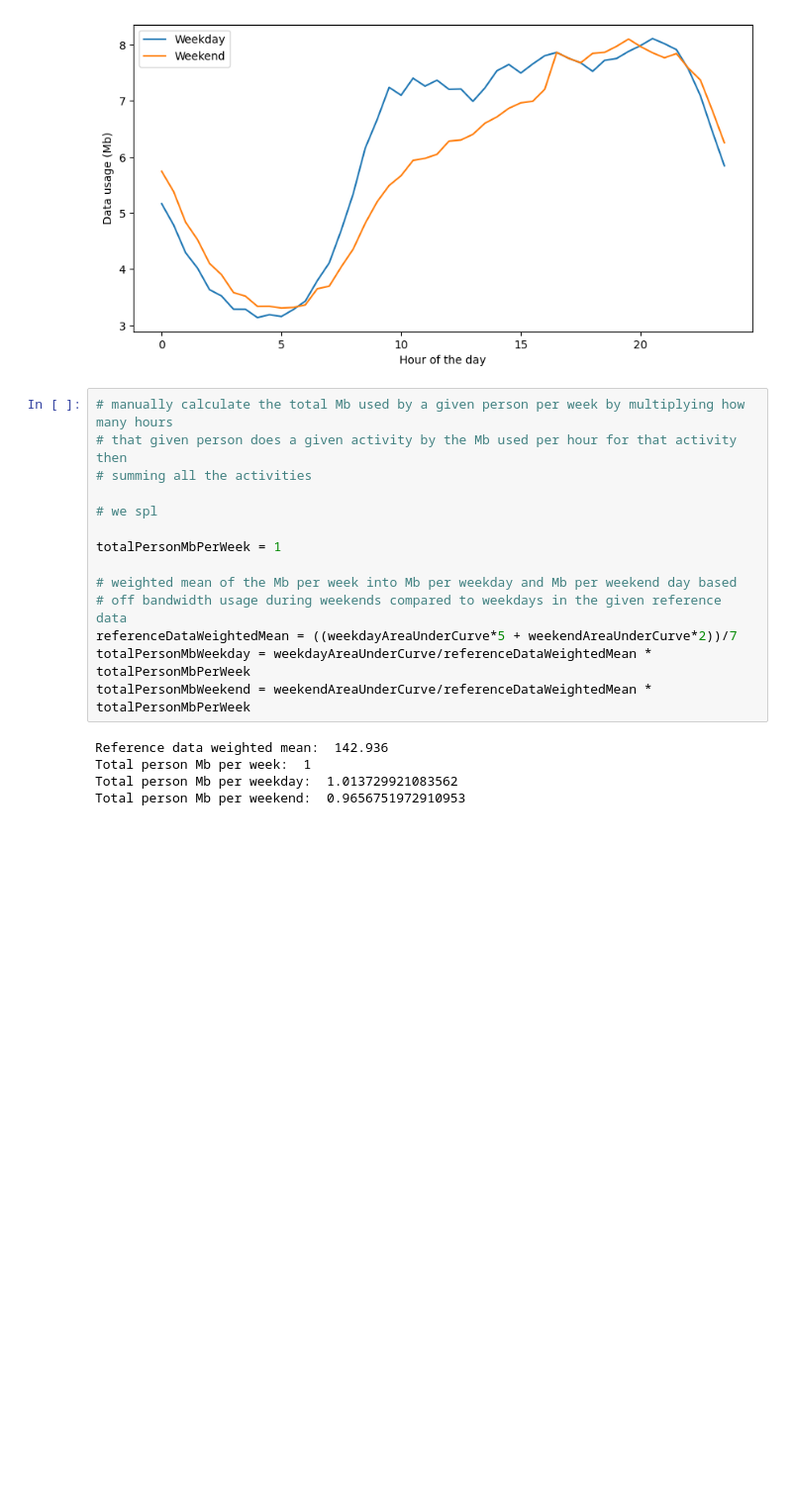
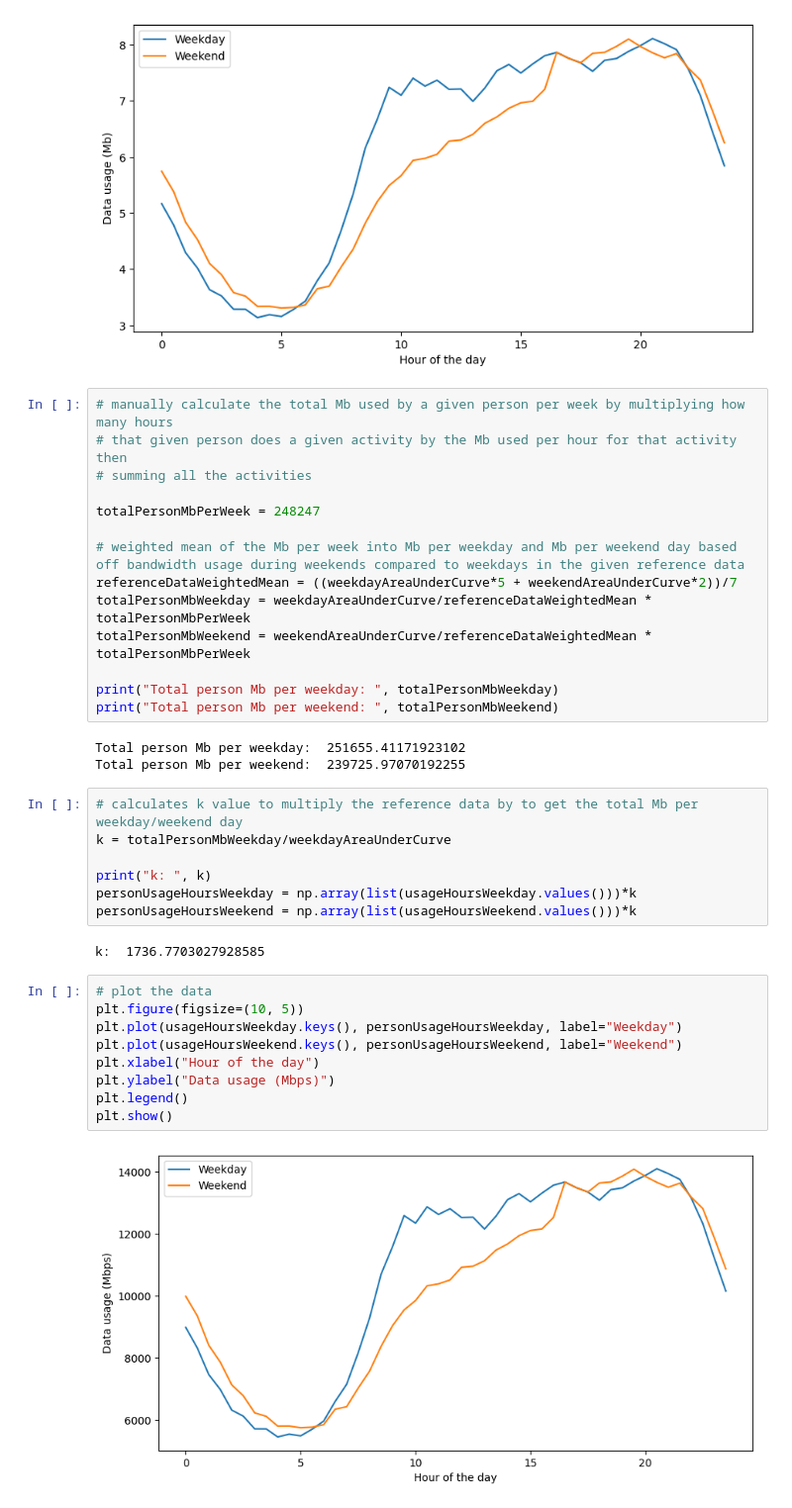
Before and after one commit to Flippergail/m3challenge, a Jupyter notebook: 2021Q2.ipynb, the cells around one changed output. Shown at 99% size. Saved outputs shown, nothing was run; the diff lists cells and outputs as text; blank space fills up the shorter version.

```diff
--- a/2021Q2.ipynb
+++ b/2021Q2.ipynb
@@ -181,17 +150,35 @@ Weekend area under curve:  138.02975
 # that given person does a given activity by the Mb used per hour for that activity then
 # summing all the activities
 
-# we spl
+totalPersonMbPerWeek = 248247
 
-totalPersonMbPerWeek = 1
-
-# weighted mean of the Mb per week into Mb per weekday and Mb per weekend day based
-# off bandwidth usage during weekends compared to weekdays in the given reference data
+# weighted mean of the Mb per week into Mb per weekday and Mb per weekend day based off bandwidth usage during weekends compared to weekdays in the given reference data
 referenceDataWeightedMean = ((weekdayAreaUnderCurve*5 + weekendAreaUnderCurve*2))/7
 totalPersonMbWeekday = weekdayAreaUnderCurve/referenceDataWeightedMean * totalPersonMbPerWeek
 totalPersonMbWeekend = weekendAreaUnderCurve/referenceDataWeightedMean * totalPersonMbPerWeek
+
+print("Total person Mb per weekday: ", totalPersonMbWeekday)
+print("Total person Mb per weekend: ", totalPersonMbWeekend)
 # %% [output]
-Reference data weighted mean:  142.936
-Total person Mb per week:  1
-Total person Mb per weekday:  1.013729921083562
-Total person Mb per weekend:  0.9656751972910953
+Total person Mb per weekday:  251655.41171923102
+Total person Mb per weekend:  239725.97070192255
+# %%
+# calculates k value to multiply the reference data by to get the total Mb per weekday/weekend day
+k = totalPersonMbWeekday/weekdayAreaUnderCurve
+
+print("k: ", k)
+personUsageHoursWeekday = np.array(list(usageHoursWeekday.values()))*k
+personUsageHoursWeekend = np.array(list(usageHoursWeekend.values()))*k
+# %% [output]
+k:  1736.7703027928585
+# %%
+# plot the data
+plt.figure(figsize=(10, 5))
+plt.plot(usageHoursWeekday.keys(), personUsageHoursWeekday, label="Weekday")
+plt.plot(usageHoursWeekend.keys(), personUsageHoursWeekend, label="Weekend")
+plt.xlabel("Hour of the day")
+plt.ylabel("Data usage (Mbps)")
+plt.legend()
+plt.show()
+# %% [output]
+[figure, added]
```
Also changed, not shown: parts of 3 cells of this notebook, 2 other files.
